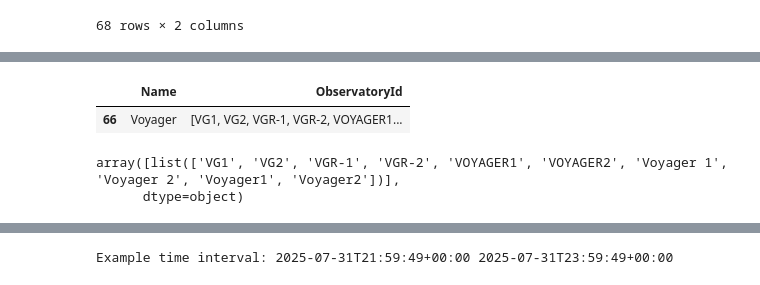
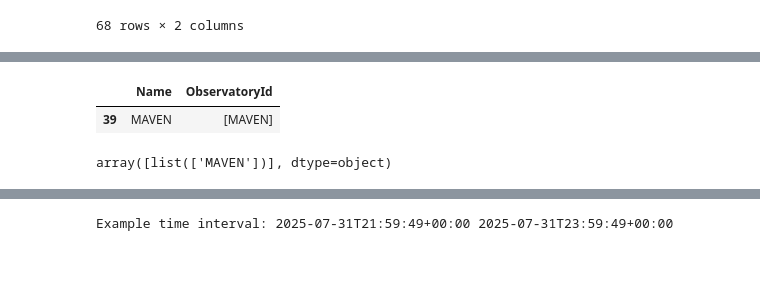
Before and after one commit to iDelfin/ParkerSP_Data_information, a Jupyter notebook: dataExploration.ipynb, the cells around one changed output, grey strips where cells are left out. Cells and saved outputs as stored; diff of their text form; code cells hidden in the pictures.

```diff
--- a/dataExploration.ipynb
+++ b/dataExploration.ipynb
@@ -17,8 +17,7 @@ cdas = CdasWs()
 #  conda-forge xarray Option:
 #    conda install conda-forge::xarray conda-forge::cdflib conda-forge::cdasws
 
-cdas = CdasWs()
-dataset = 'PSP_SWP_SPI_SF0A_L3_MOM'
+dataset = 'VENUS_HELIO1HR_POSITION'
 # Edit the following var_names and example_interval
 # variables to suit your needs.
 var_names = cdas.get_variable_names(dataset)
@@ -151,13 +150,12 @@ array(['ACE', 'AIM', 'AMPTE', 'ARTEMIS', 'AWE', 'Alouette', 'Apollo',
        'TWINS', 'Ulysses', 'Van Allen Probes (RBSP)', 'Voyager', 'Wind'],
       dtype=object)
 # %%
-look_df[look_df["Name"] == "Voyager"]
+look_df[look_df["Name"] == "MAVEN"]
 # %% [output]
 |  | Name | ObservatoryId |
-| 66 | Voyager | [VG1, VG2, VGR-1, VGR-2, VOYAGER1... |
+| 39 | MAVEN | [MAVEN] |
 # %%
-look_df[look_df["Name"] == "Voyager"]["ObservatoryId"].values
+look_df[look_df["Name"] == "MAVEN"]["ObservatoryId"].values
 # %% [output]
-array([list(['VG1', 'VG2', 'VGR-1', 'VGR-2', 'VOYAGER1', 'VOYAGER2', 'Voyager 1', 'Voyager 2', 'Voyager1', 'Voyager2'])],
-      dtype=object)
+array([list(['MAVEN'])], dtype=object)
 # %%
```
Also changed, not shown: parts of 10 cells of this notebook, 4 other files.
